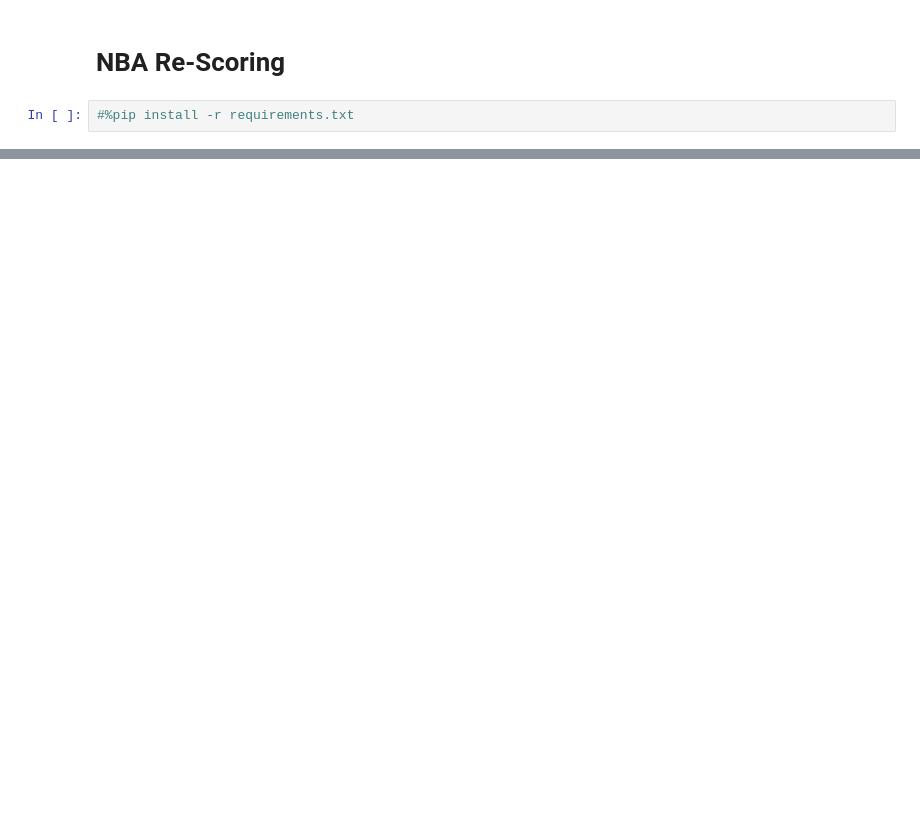
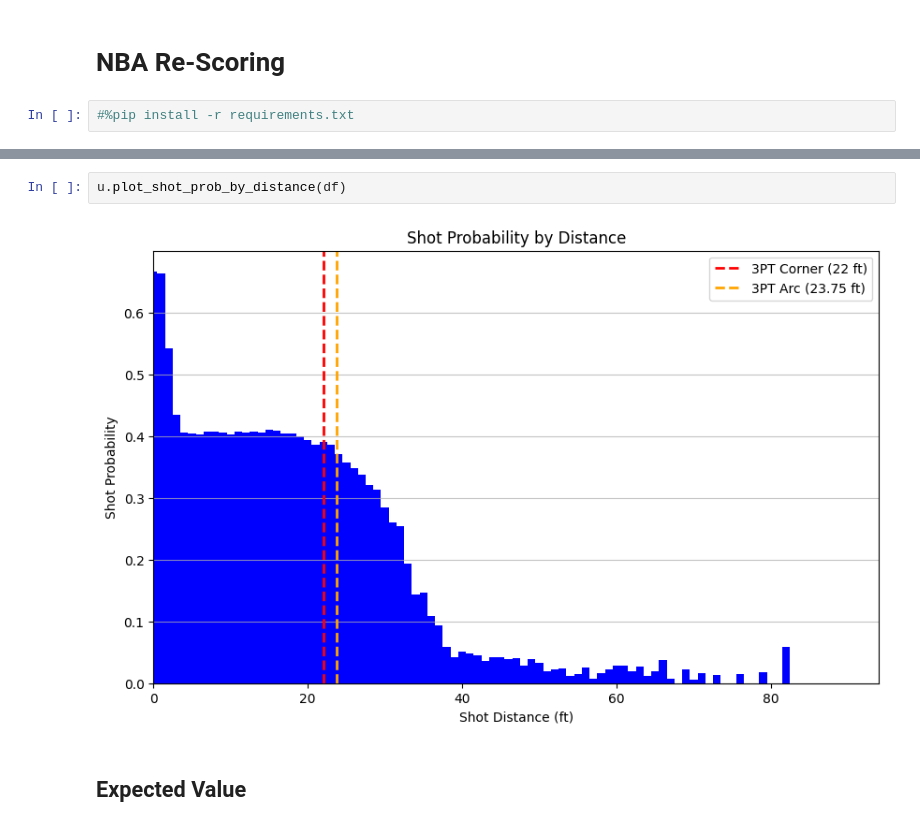
Before and after one commit to qghop/NBA-Re-Scoring, a Jupyter notebook: nba_re-scoring.ipynb, the cells around one changed output, grey strips where cells are left out. Cells and saved outputs as stored; diff of their text form; blank space fills up the shorter version.

```diff
--- a/nba_re-scoring.ipynb
+++ b/nba_re-scoring.ipynb
@@ -106 +68,7 @@ def calculate_shot_probability(df, d1, d2):
+# %%
+u.plot_shot_prob_by_distance(df)
+# %% [output]
+[figure, added]
+# %% [markdown]
+## Expected Value
 # %%
```
Also changed, not shown: parts of 14 cells of this notebook, 1 other file.
